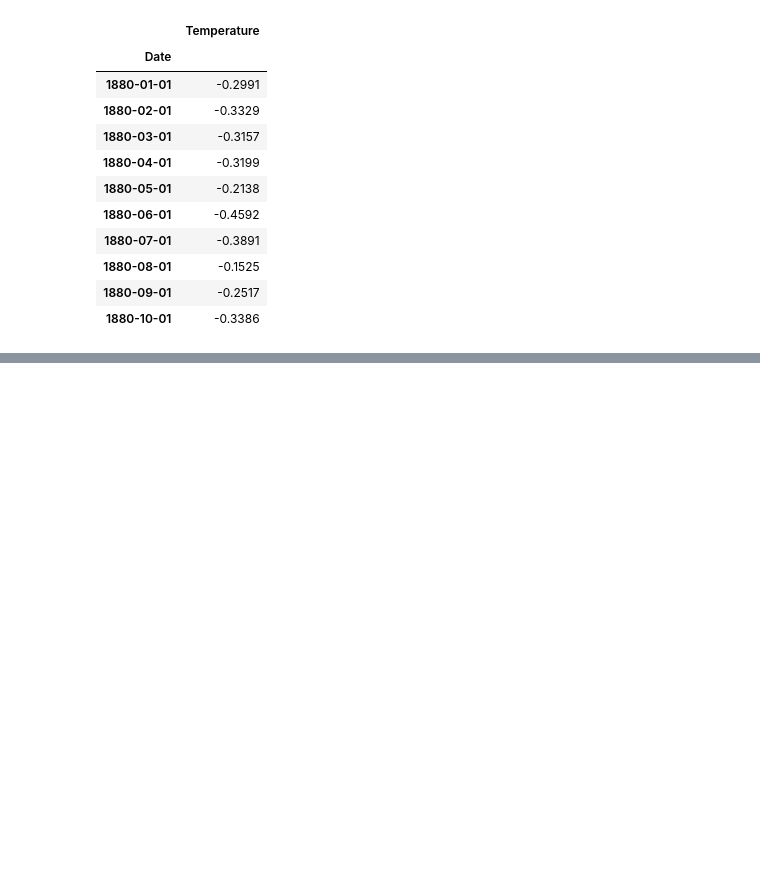
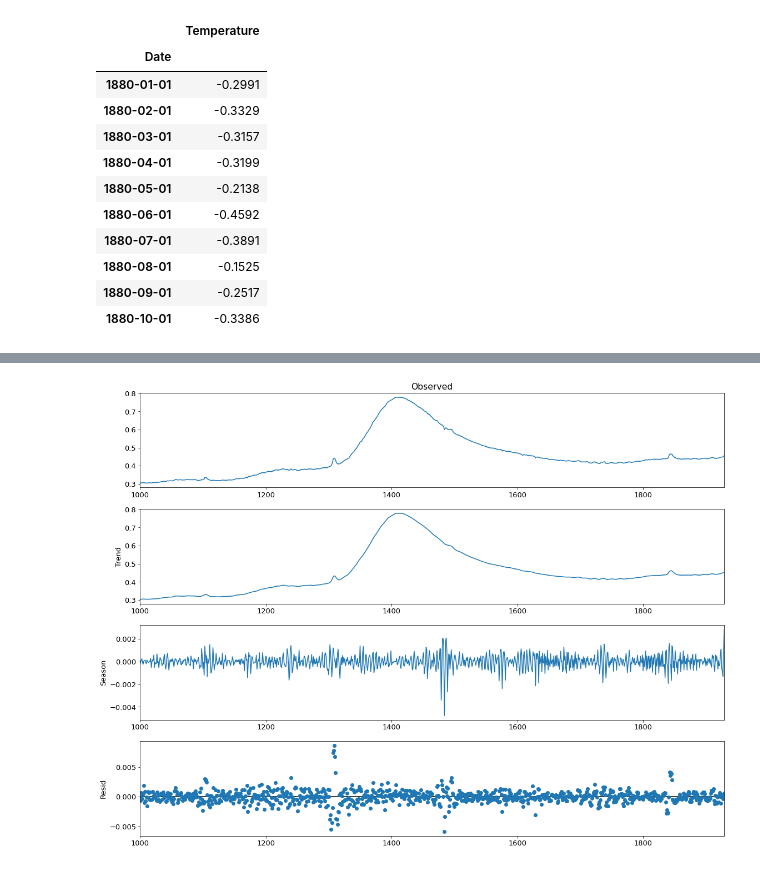
Before and after one commit to JuWhoo/series_temporais_arima, a Jupyter notebook: sinal_ruido_teste.ipynb, the cells around one changed output, grey strips where cells are left out. Drawn from its saved outputs; the diff is of its cells as text; code cells hidden in the pictures; blank space fills up the shorter version.

```diff
--- a/sinal_ruido_teste.ipynb
+++ b/sinal_ruido_teste.ipynb
@@ -209,0 +160,5 @@ plt.show()
+# %%
+df2 = pd.read_excel("NGC7469_miri_tot_Jy.xlsx")
+df2_teste=df2.drop('e', axis=1)
+
+df2_teste
@@ -209,0 +179,3 @@ plt.show()
+# %%
+df2_teste=df2_teste.drop('Lambda', axis=1)
+df2_teste
@@ -209,0 +219,6 @@ plt.show()
+# %%
+stl = STL(df2_teste[1000:1930], seasonal=5, period=5)
+res2 = stl.fit()
+fig = res2.plot()
+# %% [output]
+[figure, added]
```
Also changed, not shown: parts of 33 cells of this notebook, 4 other files.
